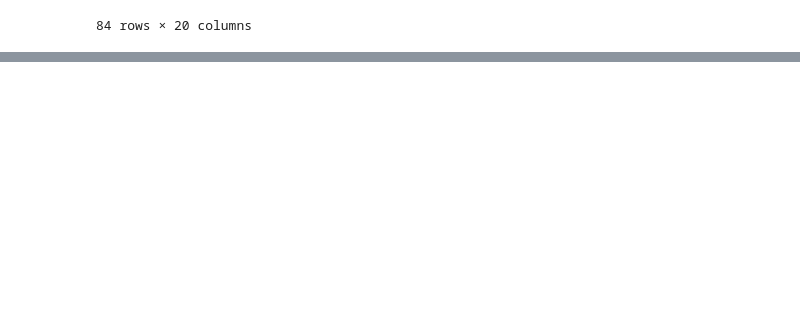
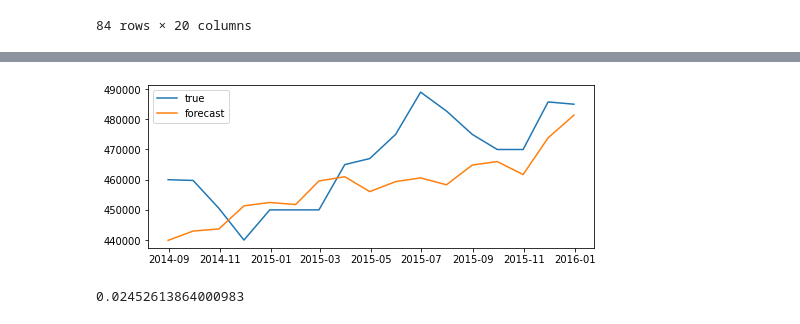
Before and after one commit to KaihangZhao/Time-Series-with-ML-tech, a Jupyter notebook: ML_TS.ipynb, the cells around one changed output, grey strips where cells are left out. Saved outputs shown, nothing was run; the diff lists cells and outputs as text; code cells hidden in the pictures; blank space fills up the shorter version.

```diff
--- a/ML_TS.ipynb
+++ b/ML_TS.ipynb
@@ -124,0 +138,24 @@ print(metrics)
+# %%
+col_order = sorted(x.columns, key = lambda x: int(x.split('_')[1]), reverse = True)
+x = x.copy()[col_order]
+x_train, x_test, y_train, y_test = train_test_split(x, y, test_size=0.2, shuffle=False)
+# %%
+from tensorflow import keras
+from tensorflow.keras import layers
+
+inputs = keras.Input(shape=(x_train.shape[1]))
+x1 = layers.Flatten()(inputs)
+x1 = layers.Dense(8, activation="relu")(x1)
+outputs = layers.Dense(1)(x1)
+model = keras.Model(inputs, outputs)
+
+callbacks = [
+    keras.callbacks.ModelCheckpoint("zillow_dense.keras",
+                                    save_best_only=True)
+]
+optimizer = keras.optimizers.Adam(lr=0.01)
+model.compile(optimizer=optimizer, loss="mse", metrics=["mape"])
+history = model.fit(x = x_train, y = y_train,
+                    epochs=50,
+                    validation_data=(x_test, y_test),
+                    callbacks=callbacks)
@@ -124,0 +180,11 @@ print(metrics)
+# %%
+import matplotlib.pyplot as plt
+import numpy as np
+from sklearn.metrics import mean_absolute_percentage_error as MAPE
+plt.figure(figsize=(8,3))
+plt.plot(y_test.index,y_test,label='true')
+plt.plot(y_test.index,np.concatenate(model.predict(x_test)),label='forecast')
+plt.legend()
+plt.show()
+MAPE(np.concatenate(model.predict(x_test)), y_test)
+# %% [output]
@@ -124,0 +192,2 @@ print(metrics)
+[figure, added]
+0.02452613864000983
```
Also changed, not shown: parts of 11 cells of this notebook.
